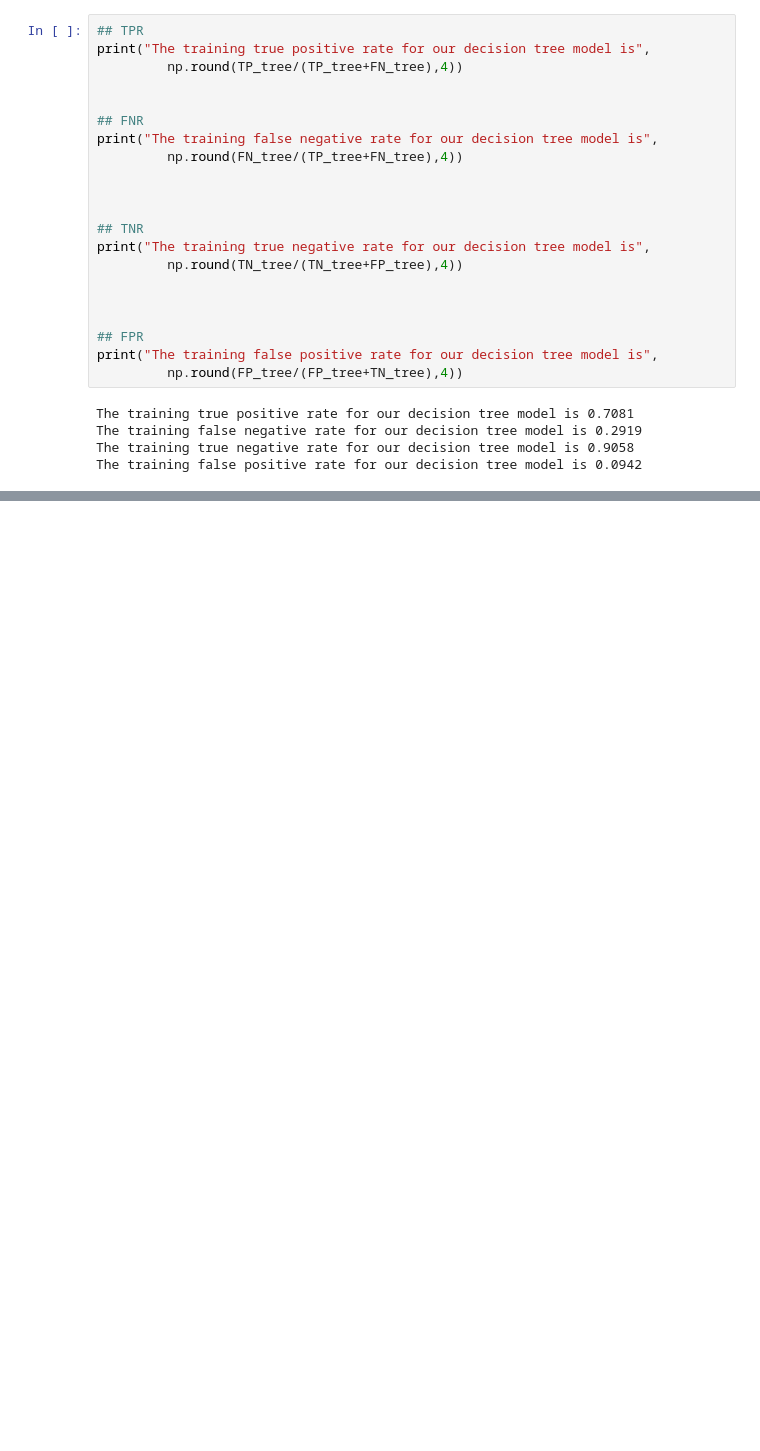
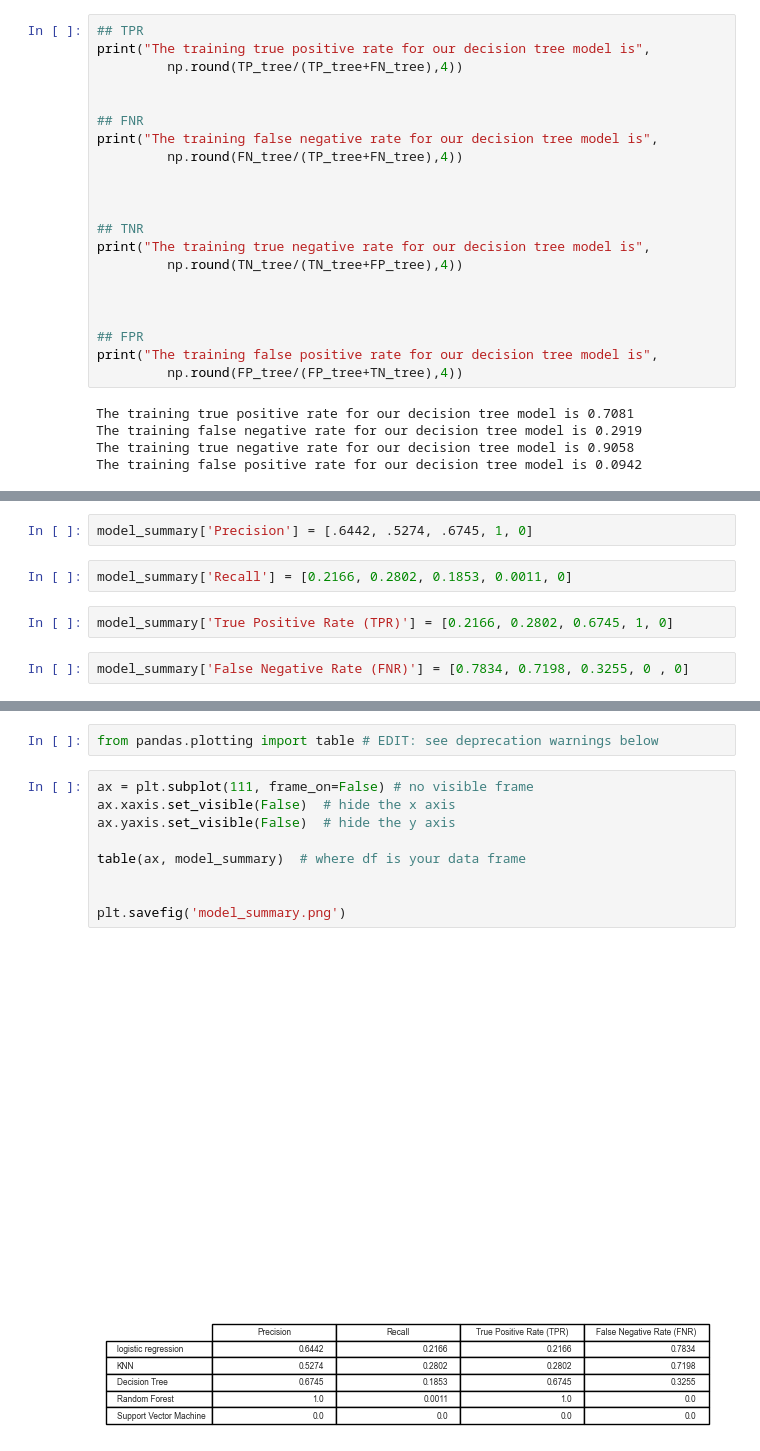
Before and after one commit to DrewAsh13/Erdos-2023_Project, a Jupyter notebook: Erdos_Project/Bank_Data_III.ipynb, the cells around one changed output, grey strips where cells are left out. Saved outputs shown, nothing was run; the diff lists cells and outputs as text; blank space fills up the shorter version.

```diff
--- a/Erdos_Project/Bank_Data_III.ipynb
+++ b/Erdos_Project/Bank_Data_III.ipynb
@@ -793,0 +1012,8 @@ The training false positive rate for our decision tree model is 0.0942
+# %%
+model_summary['Precision'] = [.6442, .5274, .6745, 1, 0]
+# %%
+model_summary['Recall'] = [0.2166, 0.2802, 0.1853, 0.0011, 0]
+# %%
+model_summary['True Positive Rate (TPR)'] = [0.2166, 0.2802, 0.6745, 1, 0]
+# %%
+model_summary['False Negative Rate (FNR)'] = [0.7834, 0.7198, 0.3255, 0 , 0]
@@ -793,0 +1029,13 @@ The training false positive rate for our decision tree model is 0.0942
+# %%
+from pandas.plotting import table # EDIT: see deprecation warnings below
+# %%
+ax = plt.subplot(111, frame_on=False) # no visible frame
+ax.xaxis.set_visible(False)  # hide the x axis
+ax.yaxis.set_visible(False)  # hide the y axis
+
+table(ax, model_summary)  # where df is your data frame
+
+
+plt.savefig('model_summary.png')
+# %% [output]
+[figure, added]
```
Also changed, not shown: parts of 36 cells of this notebook, 2 other files.
